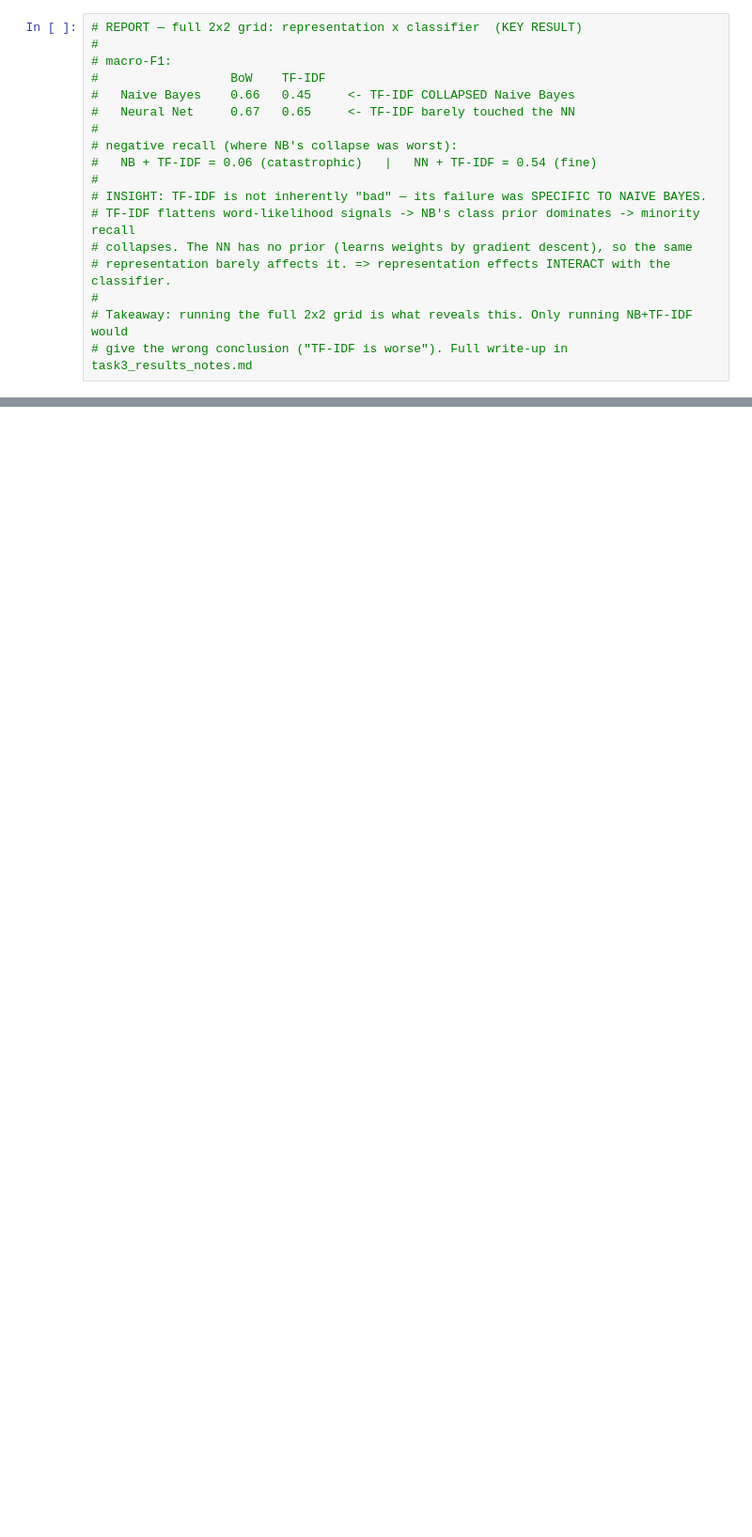
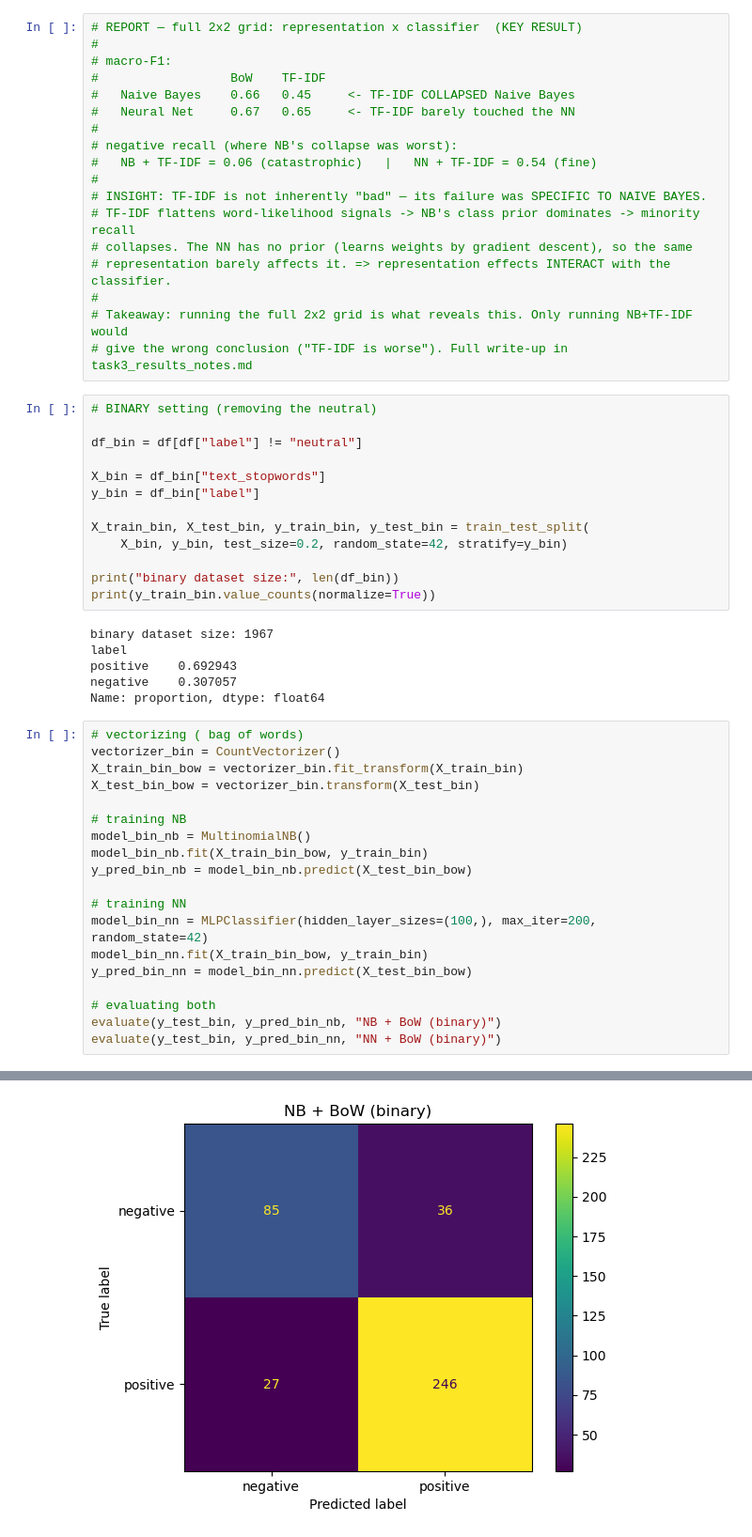
Before and after one commit to riccardotella/Sentiment_Analysis_of_Financial_News, a Jupyter notebook: notebooks/Task3_Sentiment_Classification.ipynb, the cells around one changed output, grey strips where cells are left out. Shown at 94% size. Cells and saved outputs as stored; diff of their text form; blank space fills up the shorter version.

```diff
--- a/notebooks/Task3_Sentiment_Classification.ipynb
+++ b/notebooks/Task3_Sentiment_Classification.ipynb
@@ -281,3 +281,42 @@ weighted avg       0.70      0.71      0.71       970
 #
 # Takeaway: running the full 2x2 grid is what reveals this. Only running NB+TF-IDF would
 # give the wrong conclusion ("TF-IDF is worse"). Full write-up in task3_results_notes.md
+# %%
+# BINARY setting (removing the neutral)
+
+df_bin = df[df["label"] != "neutral"]
+
+X_bin = df_bin["text_stopwords"]
+y_bin = df_bin["label"]
+
+X_train_bin, X_test_bin, y_train_bin, y_test_bin = train_test_split(
+    X_bin, y_bin, test_size=0.2, random_state=42, stratify=y_bin)
+
+print("binary dataset size:", len(df_bin))
+print(y_train_bin.value_counts(normalize=True))
+# %% [output]
+binary dataset size: 1967
+label
+positive    0.692943
+negative    0.307057
+Name: proportion, dtype: float64
+# %%
+# vectorizing ( bag of words)
+vectorizer_bin = CountVectorizer()
+X_train_bin_bow = vectorizer_bin.fit_transform(X_train_bin)
+X_test_bin_bow = vectorizer_bin.transform(X_test_bin)
+
+# training NB
+model_bin_nb = MultinomialNB()
+model_bin_nb.fit(X_train_bin_bow, y_train_bin)
+y_pred_bin_nb = model_bin_nb.predict(X_test_bin_bow)
+
+# training NN
+model_bin_nn = MLPClassifier(hidden_layer_sizes=(100,), max_iter=200, random_state=42)
+model_bin_nn.fit(X_train_bin_bow, y_train_bin)
+y_pred_bin_nn = model_bin_nn.predict(X_test_bin_bow)
+
+# evaluating both
+evaluate(y_test_bin, y_pred_bin_nb, "NB + BoW (binary)")
+evaluate(y_test_bin, y_pred_bin_nn, "NN + BoW (binary)")
+# %% [output]
@@ -283,0 +332 @@ weighted avg       0.70      0.71      0.71       970
+[figure, added]
```
Also changed, not shown: parts of 8 cells of this notebook, 9 other files.
